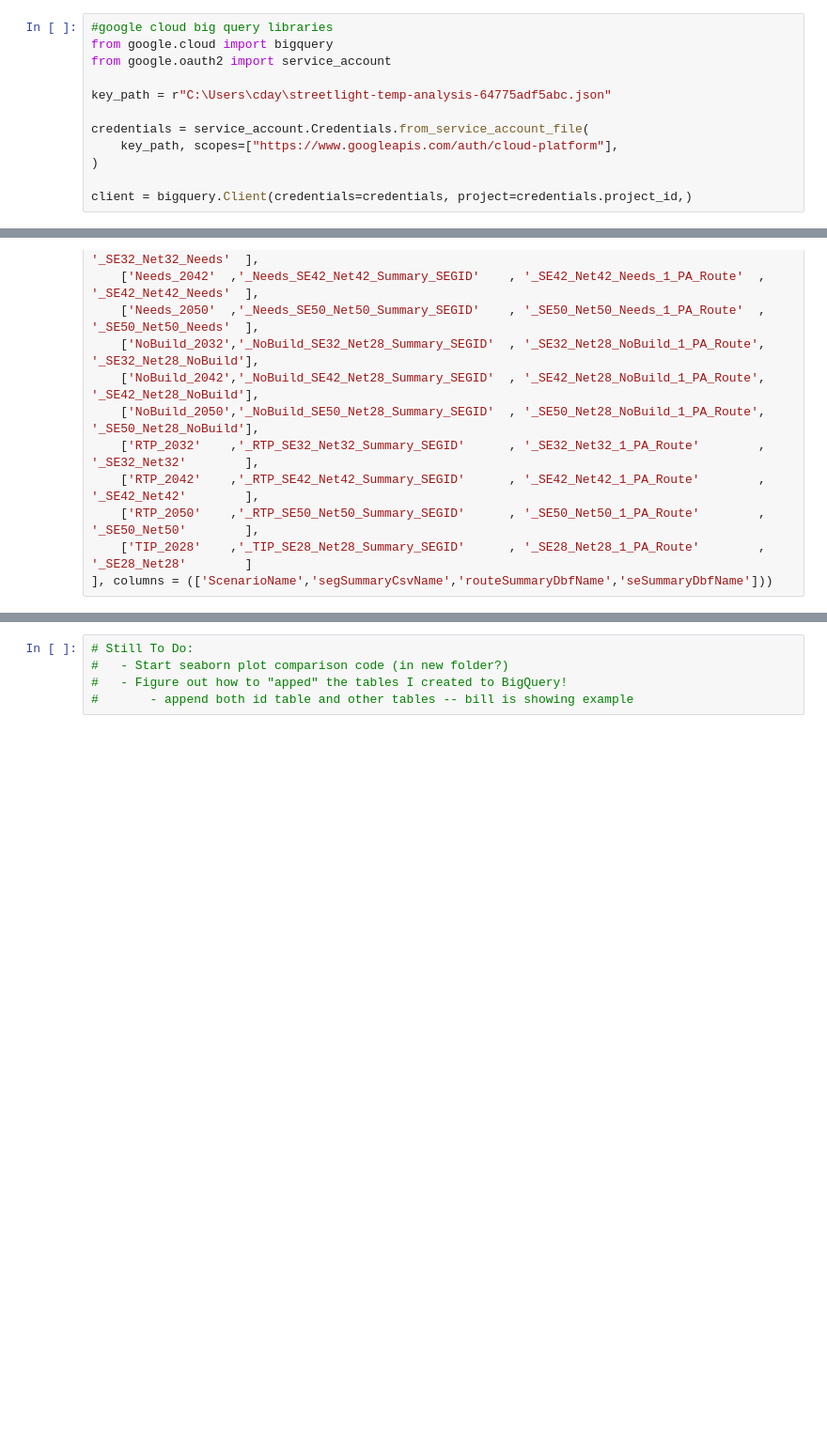
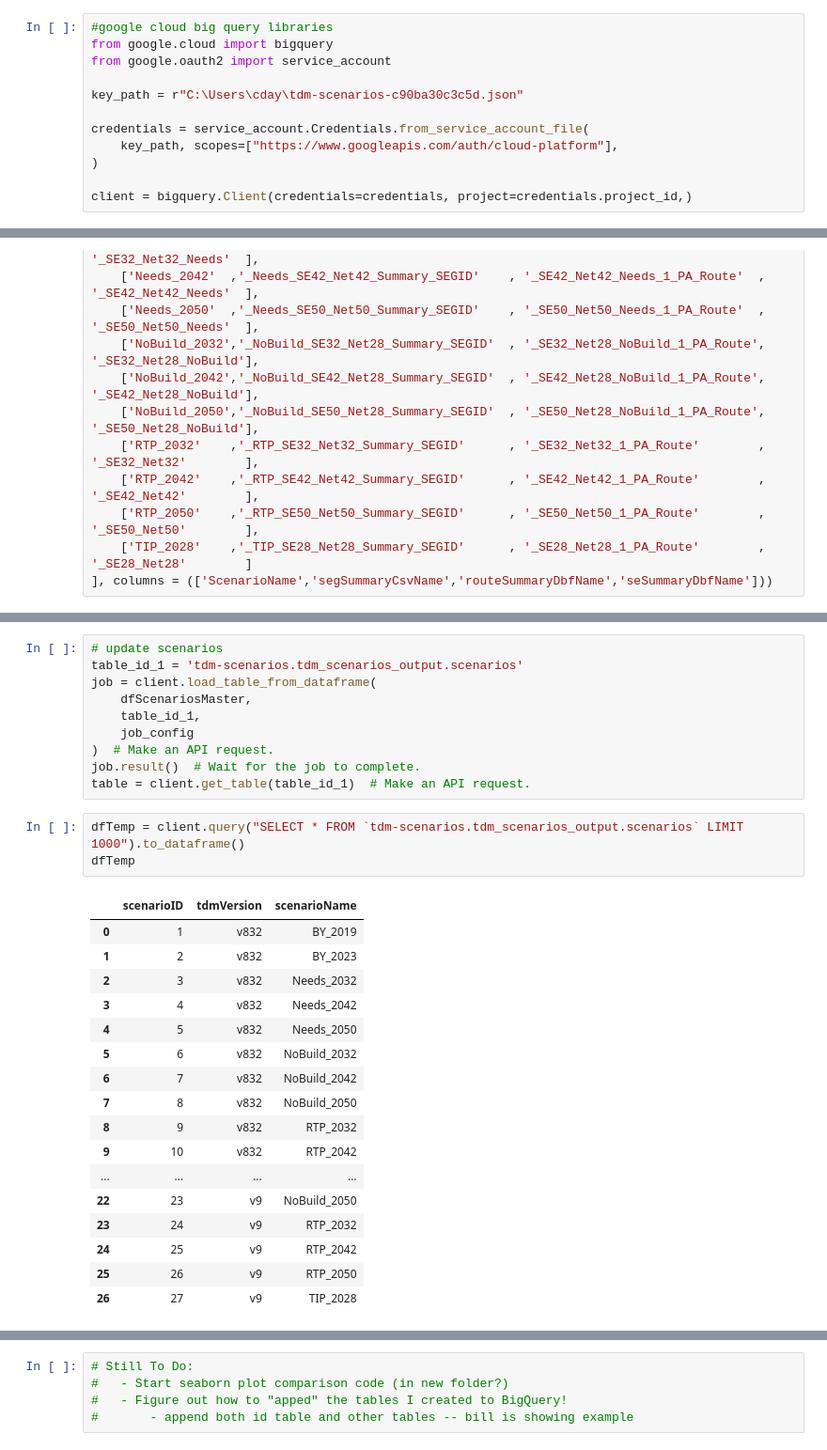
Before and after one commit to WFRCAnalytics/TDM-VAL-Scenario-Comparison-Toolbox, a Jupyter notebook: 1-InputCreate/1-InputCreate.ipynb, the cells around one changed output, grey strips where cells are left out. Shown at 94% size. Drawn from its saved outputs; the diff is of its cells as text; blank space fills up the shorter version.

Commit message:
Write code to append data to big query table

```diff
--- a/1-InputCreate/1-InputCreate.ipynb
+++ b/1-InputCreate/1-InputCreate.ipynb
@@ -8,7 +10,7 @@ from dbfread import DBF
 from google.cloud import bigquery
 from google.oauth2 import service_account
 
-key_path = r"C:\Users\cday\streetlight-temp-analysis-64775adf5abc.json"
+key_path = r"C:\Users\cday\tdm-scenarios-c90ba30c3c5d.json"
 
 credentials = service_account.Credentials.from_service_account_file(
     key_path, scopes=["https://www.googleapis.com/auth/cloud-platform"],
@@ -121,0 +173,31 @@ dfScenariosMaster = pd.concat(lstScenarios)
+# %%
+# update scenarios
+table_id_1 = 'tdm-scenarios.tdm_scenarios_output.scenarios'
+job = client.load_table_from_dataframe(
+    dfScenariosMaster,
+    table_id_1,
+    job_config
+)  # Make an API request.
+job.result()  # Wait for the job to complete.
+table = client.get_table(table_id_1)  # Make an API request.
+# %%
+dfTemp = client.query("SELECT * FROM `tdm-scenarios.tdm_scenarios_output.scenarios` LIMIT 1000").to_dataframe()
+dfTemp
+# %% [output]
+|  | scenarioID | tdmVersion | scenarioName |
+| 0 | 1 | v832 | BY_2019 |
+| 1 | 2 | v832 | BY_2023 |
+| 2 | 3 | v832 | Needs_2032 |
+| 3 | 4 | v832 | Needs_2042 |
+| 4 | 5 | v832 | Needs_2050 |
+| 5 | 6 | v832 | NoBuild_2032 |
+| 6 | 7 | v832 | NoBuild_2042 |
+| 7 | 8 | v832 | NoBuild_2050 |
+| 8 | 9 | v832 | RTP_2032 |
+| 9 | 10 | v832 | RTP_2042 |
+| ... | ... | ... | ... |
+| 22 | 23 | v9 | NoBuild_2050 |
+| 23 | 24 | v9 | RTP_2032 |
+| 24 | 25 | v9 | RTP_2042 |
+| 25 | 26 | v9 | RTP_2050 |
+| 26 | 27 | v9 | TIP_2028 |
```
Also changed, not shown: parts of 17 cells of this notebook, 2 other files.
